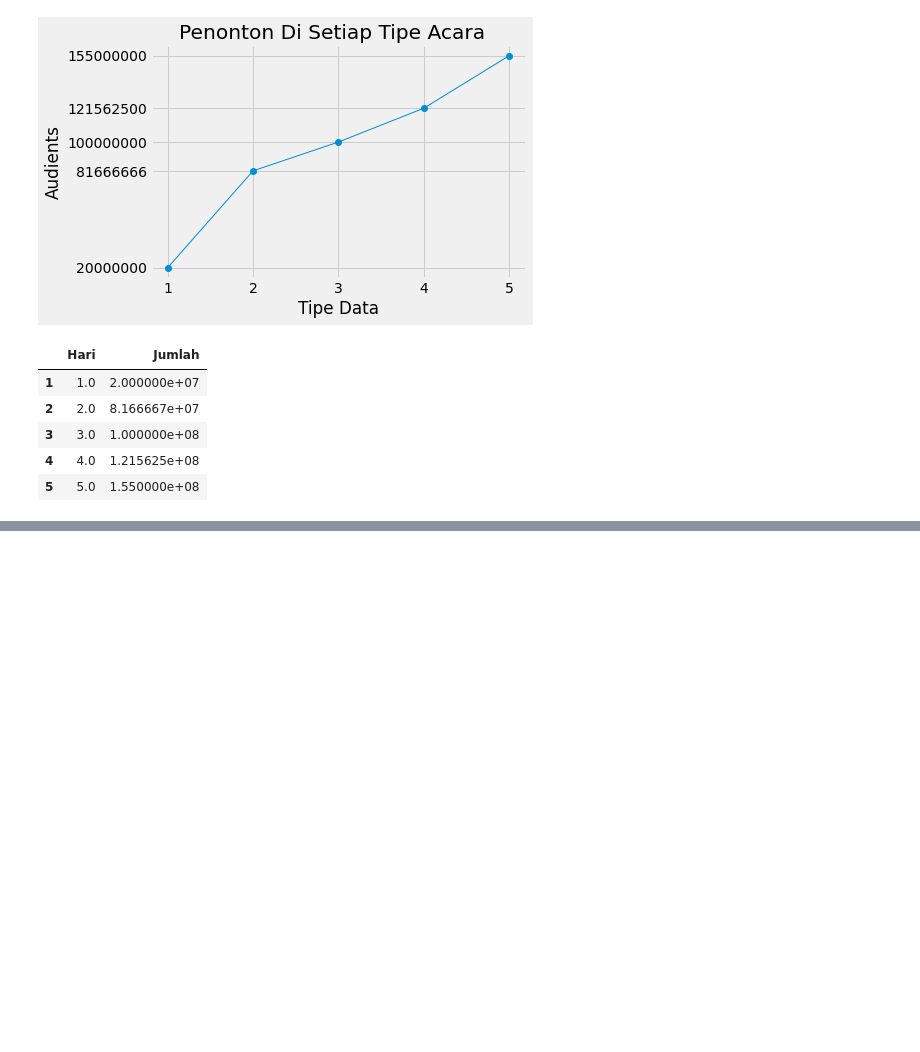
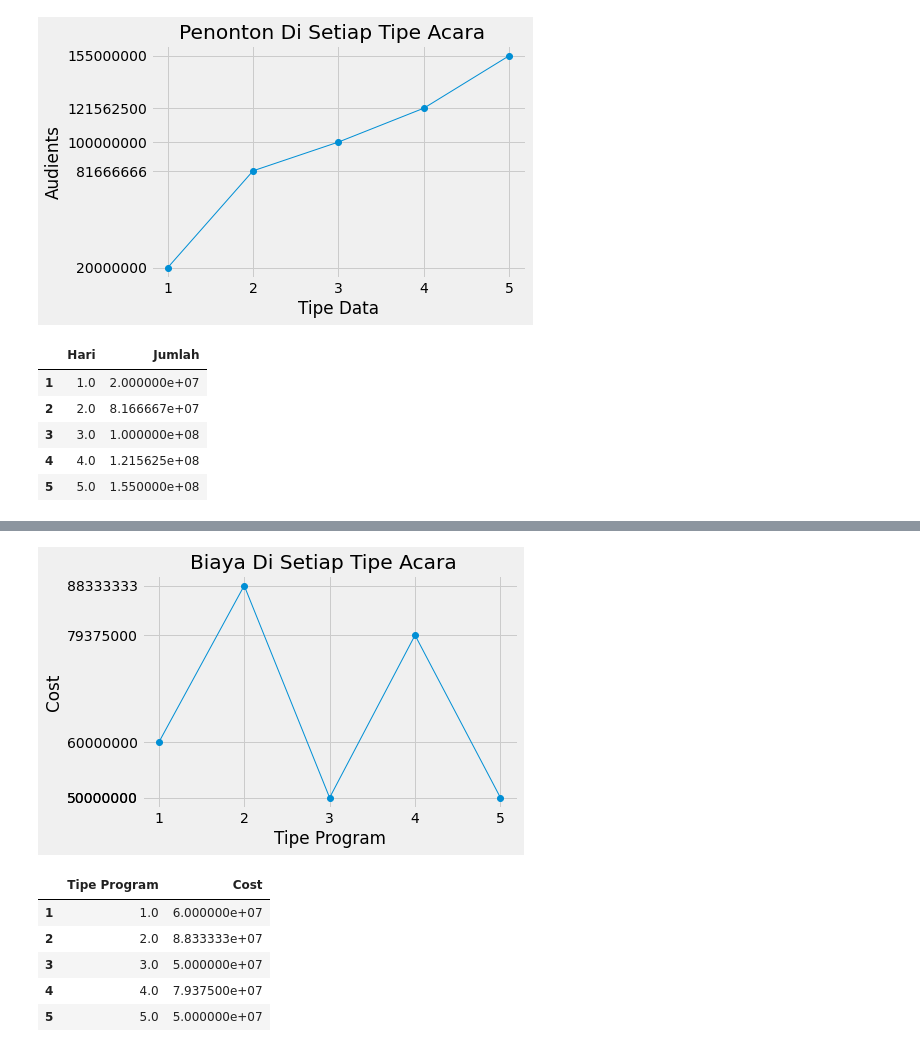
Before and after one commit to fernandaputraaditya/Data-Warehouse, a Jupyter notebook: Project Data Warehouse (07015)/Data Warehouse.ipynb, the cells around one changed output, grey strips where cells are left out. Drawn from its saved outputs; the diff is of its cells as text; code cells hidden in the pictures; blank space fills up the shorter version.

```diff
--- a/Project Data Warehouse (07015)/Data Warehouse.ipynb
+++ b/Project Data Warehouse (07015)/Data Warehouse.ipynb
@@ -259,0 +286,27 @@ df
+# %%
+ci.execute('''select * from(select tipe_id, avg(cost) as jumlah_penonton from program group by tipe_id)''')
+jumlah = []
+for row in ci.fetchall():
+    jumlah.append(row)
+np_hari = np.array(jumlah)
+
+plt.plot([int (x[0]) for x in np_hari [:,:]], [ int(x[1]) for x in np_hari[:,:]],'-o',linewidth=1.0)
+plt.xticks([ int(x[0]) for x in np_hari[:,:]], [ int(x[0]) for x in np_hari[:,:]])
+plt.yticks([ int(x[1]) for x in np_hari[:,:]], [ int(x[1]) for x in np_hari[:,:]])
+plt.xlabel('Tipe Program')
+plt.ylabel('Cost')
+plt.title("Biaya Di Setiap Tipe Acara  ")
+plt.show()
+
+df = pd.DataFrame([ x for x in np_hari[:,:]])
+df.columns = ['Tipe Program', 'Cost']
+df.index = np.arange(1,len(df)+1)
+df
+# %% [output]
+[figure, added]
+|  | Tipe Program | Cost |
+| 1 | 1.0 | 6.000000e+07 |
+| 2 | 2.0 | 8.833333e+07 |
+| 3 | 3.0 | 5.000000e+07 |
+| 4 | 4.0 | 7.937500e+07 |
+| 5 | 5.0 | 5.000000e+07 |
```
Also changed, not shown: parts of 3 cells of this notebook.
